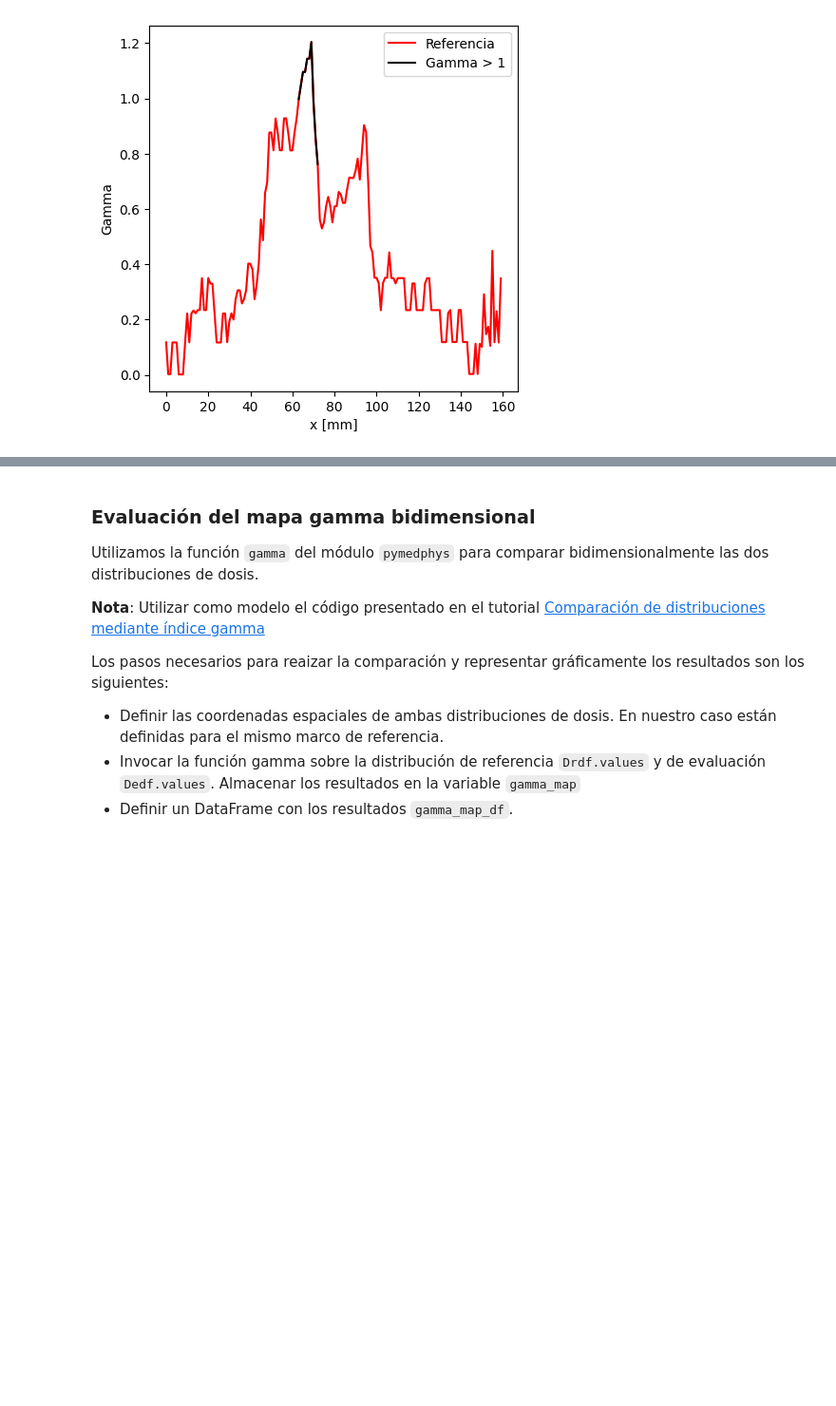
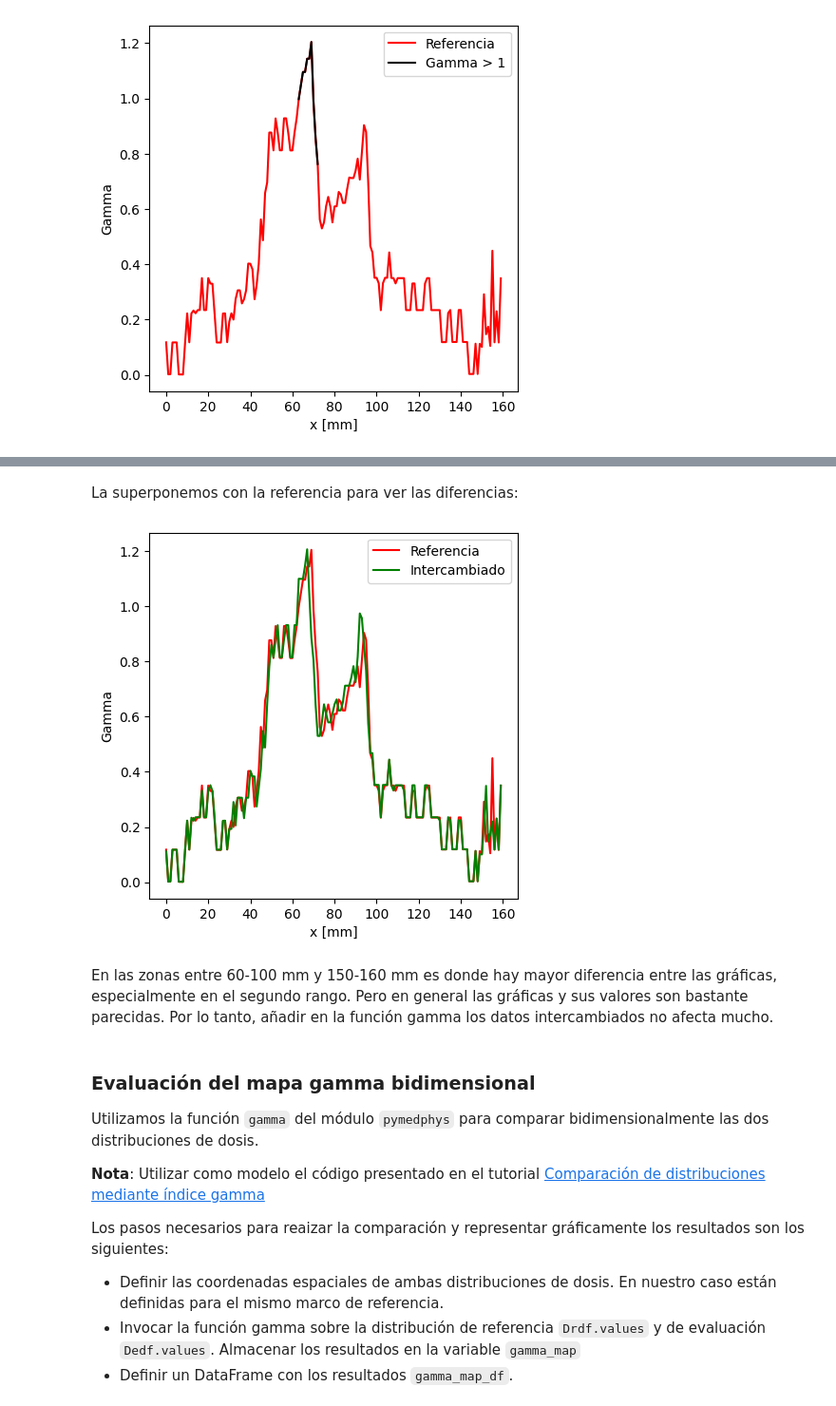
Before and after one commit to SofiBelmon/Practica2_radioterapia, a Jupyter notebook: DistribucionesDosisIndiceGammaPropuesta.ipynb, the cells around one changed output, grey strips where cells are left out. Shown: that part at 95% size. Cells and saved outputs as stored; diff of their text form; code cells hidden in the pictures; blank space fills up the shorter version.

```diff
--- a/DistribucionesDosisIndiceGammaPropuesta.ipynb
+++ b/DistribucionesDosisIndiceGammaPropuesta.ipynb
@@ -678,3 +694,17 @@ Calcular el índice gamma empleando la función del módulo pymedphys intercambi
+# %% [markdown]
+La superponemos con la referencia para ver las diferencias:
+# %%
+fig, ax = plt.subplots(figsize=(5, 5))
+ax.plot(xv,gammav, 'r-', label='Referencia')
+ax.plot(xv,gammav_int, 'g-', label='Intercambiado')
+ax.set_ylabel('Gamma')
+ax.set_xlabel('x [mm]')
+ax.legend()
+plt.show()
+# %% [output]
+[figure, added]
+# %% [markdown]
+En las zonas entre 60-100 mm y 150-160 mm es donde hay mayor diferencia entre las gráficas, especialmente en el segundo rango. Pero en general las gráficas y sus valores son bastante parecidas. Por lo tanto, añadir en la función gamma los datos intercambiados no afecta mucho.
 # %% [markdown]
 ### Evaluación del mapa gamma bidimensional
 
```
Also changed, not shown: parts of 12 cells of this notebook.
